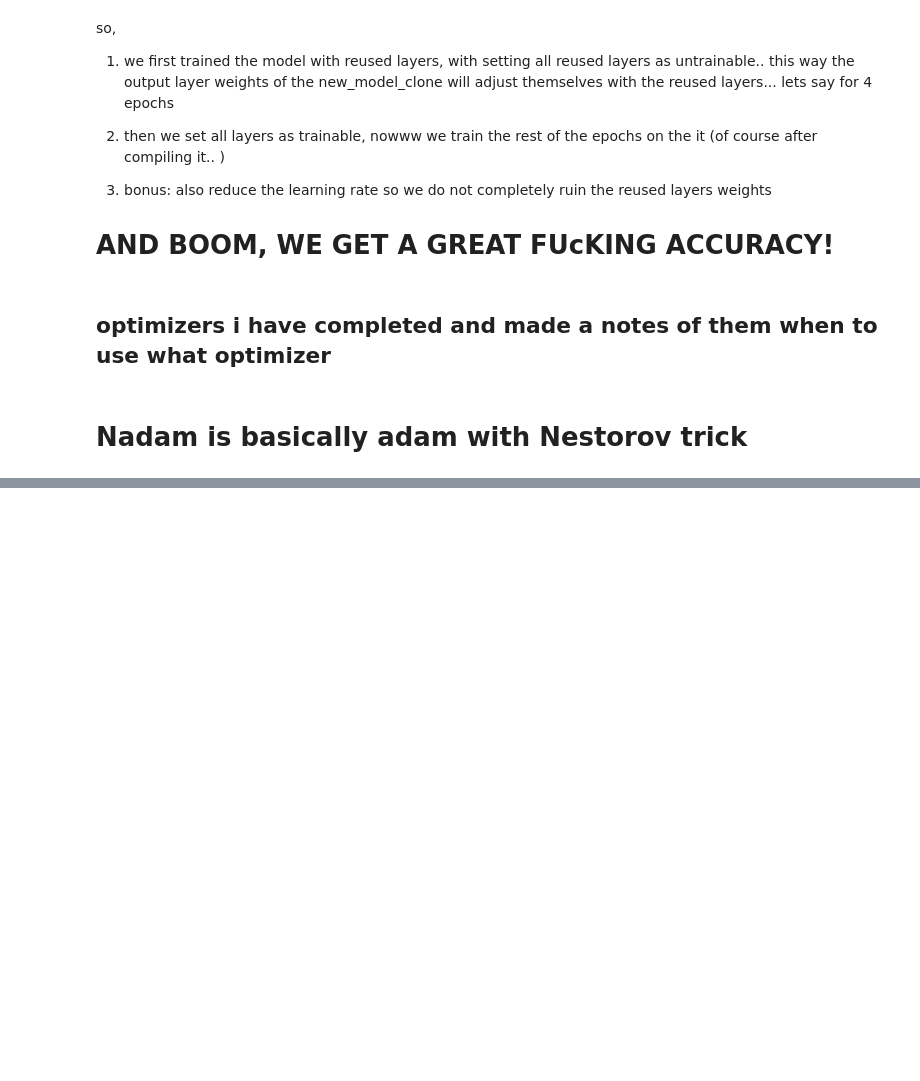
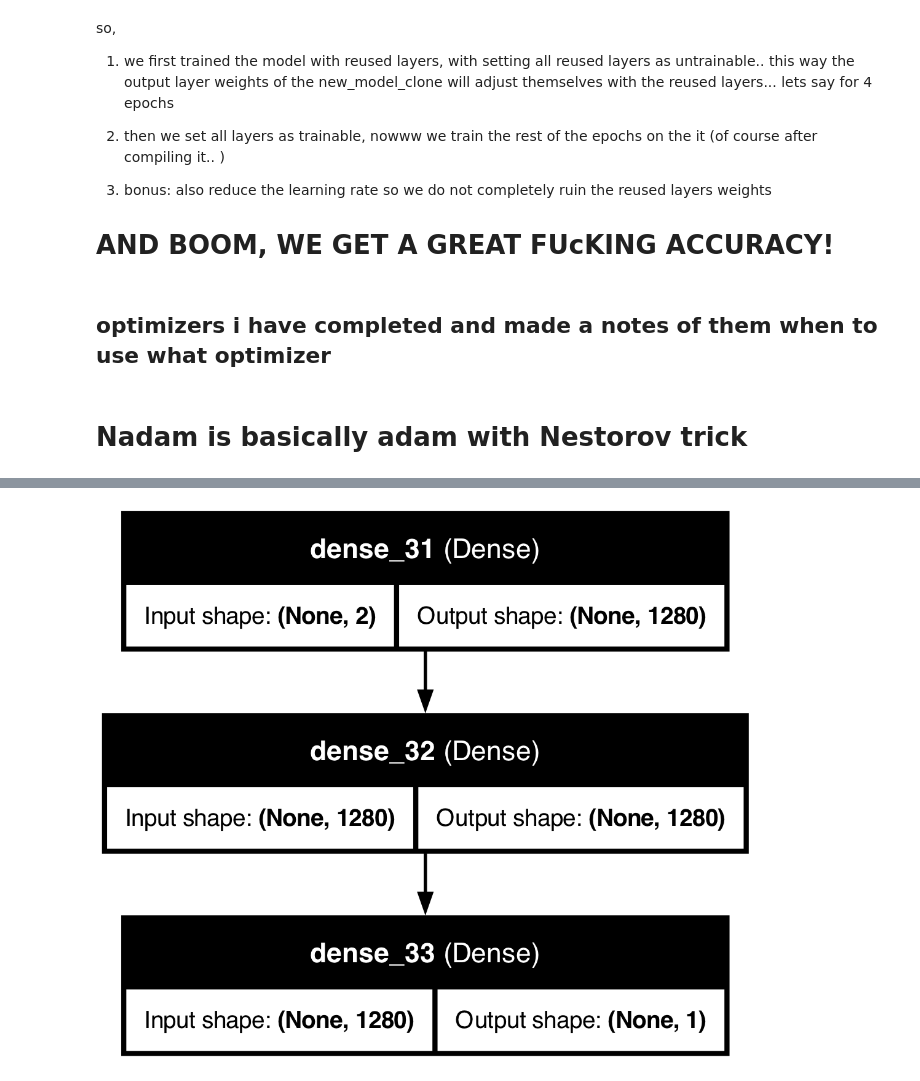
Before and after one commit to keshaviscool/learning_ml, a Jupyter notebook: neural_net_chapter_2.ipynb, the cells around one changed output, grey strips where cells are left out. Cells and saved outputs as stored; diff of their text form; code cells hidden in the pictures; blank space fills up the shorter version.

```diff
--- a/neural_net_chapter_2.ipynb
+++ b/neural_net_chapter_2.ipynb
@@ -207,0 +489,13 @@ adam_opti = keras.optimizers.Adam(learning_rate=0.001, beta_1=0.9, beta_2=0.999)
+# %%
+import keras
+from keras.utils import plot_model
+
+model = keras.models.Sequential()
+model.add(keras.layers.Dense(1280, activation="relu", input_dim=2))
+model.add(keras.layers.Dense(1280, activation="relu"))
+model.add(keras.layers.Dense(1, activation="sigmoid")) #output layer (sigmoid for classification)
+
+
+plot_model(model, to_file='model_architecture.png', show_shapes=True, show_layer_names=True)
+# %% [output]
+[figure, added]
```
Also changed, not shown: parts of 38 cells of this notebook, 1 other file.
